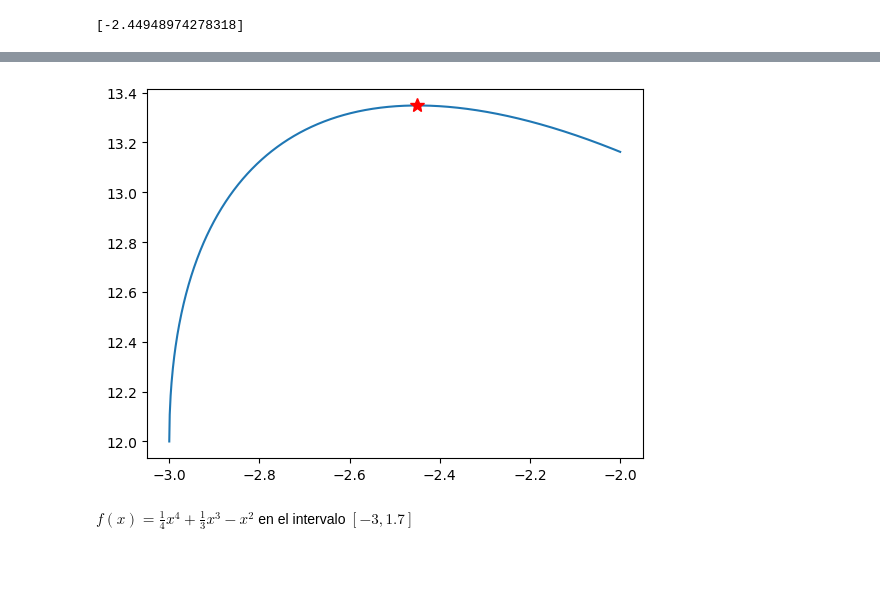
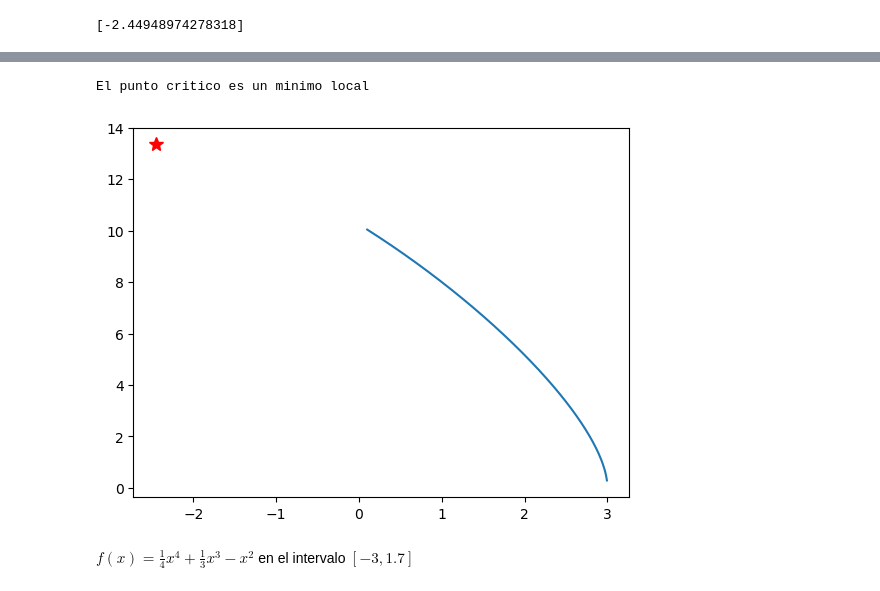
Before and after one commit to javierochoallm/Javier, a Jupyter notebook: A02 - Sympy.ipynb, the cells around one changed output, grey strips where cells are left out. Saved outputs shown, nothing was run; the diff lists cells and outputs as text; code cells hidden in the pictures; blank space fills up the shorter version.

```diff
--- a/A02 - Sympy.ipynb
+++ b/A02 - Sympy.ipynb
@@ -47,11 +46,13 @@ for c in pc:
 $f(x)=5+x+\frac{4}{x}$, para $x>0$
 # %%
 def f(x):
-    return 5 + x + (4/x)
-
-df= sp.diff(f(x))
+    return 5 + x + 4/x
+df = sp.diff(f(x))
 df
-pc= sp.solve(df, x)
+pc = sp.solve(df, x)
 pc
 # %% [output]
 [-2, 2]
+# %%
+dff = sp.diff(df, x)
+dff
@@ -57,0 +61,4 @@ pc
+# %%
+for c in pc:
+    crit_2da_derivada = dff.subs(x, c)
+    print(crit_2da_derivada)
@@ -71,14 +80,12 @@ La funcion tiene 1 punto critico en 2
 # %% [markdown]
 $f(x)=6-2x+\sqrt{18-2x^2}$, para $-3\leq x\leq 3$
 # %%
-sp.var("x")
 
 def f(x):
-    return 6- (2*x) + (18-(2*(x**2)))**(1/2)
-
-df= sp.diff(f(x), x)
-
-pc= sp.solve(df, x)
+    return 6 - 2*x + (18-2*x**2)**0.5
+df = sp.diff(f(x))
+df
+pc = sp.solve(df, x)
 pc
 # %% [output]
 [-2.44948974278318]
@@ -85,13 +95,15 @@ pc
 # %%
-import matplotlib.pyplot as plt
-xn = np.linspace(-3, -2, 1000)
-
+xn = np.linspace (0.1, 10, 1000)
 plt.figure()
 plt.plot(xn, f(xn))
-for c in pc:
-    plt.plot(c, f (c), "*r", ms=10)
+for c in pc :
+    plt.plot(c, f(c), "*r", ms = 10)
+
+
+print("El punto critico es un minimo local")
 # %% [output]
+El punto critico es un minimo local
-[figure, old version]
+[figure, new version]
 # %% [markdown]
 $f(x)=\frac{1}{4}x^4+\frac{1}{3}x^3-x^2$ en el intervalo $[-3,1.7]$
 # %% [markdown]
```
Also changed, not shown: parts of 9 cells of this notebook.
